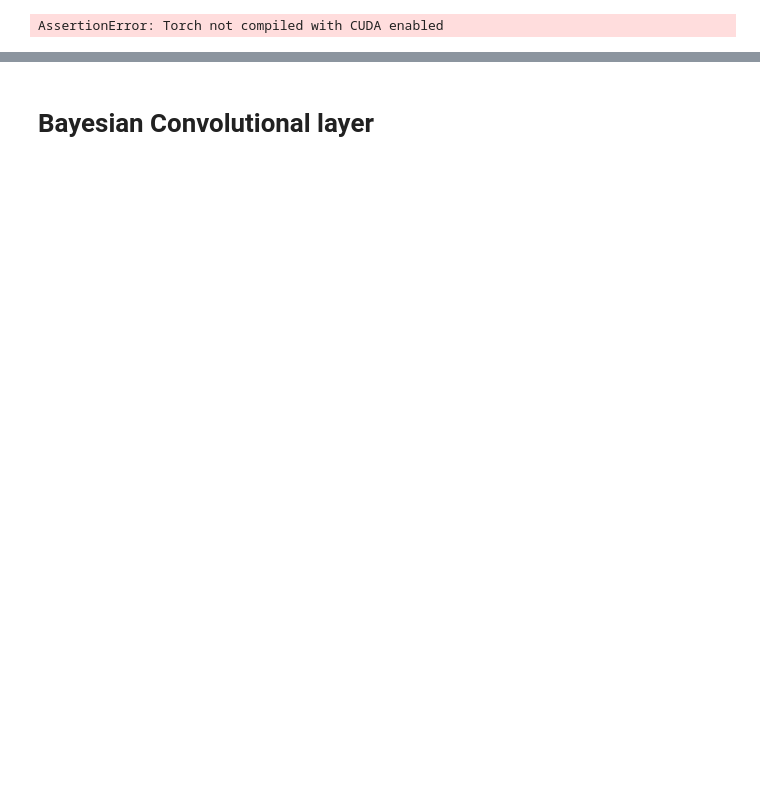
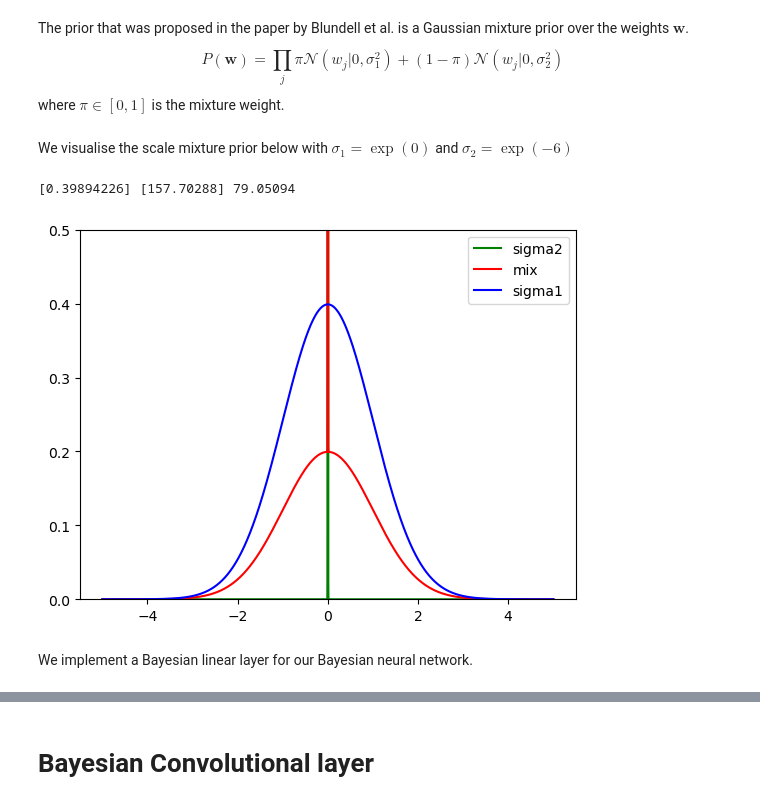
Before and after one commit to Malthe57/MastersThesis, a Jupyter notebook: notebooks/BNN_banana.ipynb, the cells around one changed output, grey strips where cells are left out. Drawn from its saved outputs; the diff is of its cells as text; code cells hidden in the pictures; blank space fills up the shorter version.

```diff
--- a/notebooks/BNN_banana.ipynb
+++ b/notebooks/BNN_banana.ipynb
@@ -74,3 +121,9 @@ NUM_BATCHES = len(trainloader)
+# %% [markdown]
+The prior that was proposed in the paper by Blundell et al. is a Gaussian mixture prior over the weights $\mathbf{w}$.
+$$
+P(\mathbf{w}) = \prod_j \pi \mathcal{N}(w_j|0, \sigma_1^2) + (1-\pi) \mathcal{N}(w_j| 0, \sigma_2^2)
+$$
+where $\pi \in [0,1]$ is the mixture weight.
 # %%
 class ScaleMixturePrior():
     def __init__(self, pi=0.5, sigma1=torch.exp(torch.tensor(0)), sigma2=torch.exp(torch.tensor(-6)), device='cpu'):
@@ -110,41 +145,34 @@ class Gaussian():
-# %%
-prior = ScaleMixturePrior(pi=0.5, sigma1=torch.exp(torch.tensor(0)), sigma2=torch.tensor(0.3))
-posterior = Gaussian(mu=torch.tensor(3), rho=torch.tensor(0.253))
-
-# posterior
-print(posterior.log_prob(torch.tensor([1,2,3]).to('cuda')))
-print(posterior.rsample())
-print(posterior.sigma)
-
-# prior
-print(prior.log_prob(torch.tensor([1,2,3]).to('cuda')))
-print(prior.prob(torch.tensor([1,2,3]).to('cuda'), torch.tensor(0.3).to('cuda')))
-# %% [output]
-AssertionError: Torch not compiled with CUDA enabled
+# %% [markdown]
+We visualise the scale mixture prior below with $\sigma_1 = \exp(0)$ and $\sigma_2 = \exp(-6)$
 # %%
-# PI = 0.5
-# SIGMA_1 = torch.cuda.FloatTensor([math.exp(-0)])
-# SIGMA_2 = torch.cuda.FloatTensor([math.exp(-6)])
+PI = 0.5
+SIGMA_1 = torch.cuda.FloatTensor([math.exp(-0)])
+SIGMA_2 = torch.cuda.FloatTensor([math.exp(-6)])
 
-# def visualize_scale_mixture_components():
-#     def show_lines():
-#         pass
-#     mix = ScaleMixturePrior(PI, SIGMA_1, SIGMA_2)
-#     normal_1 = torch.distributions.Normal(0, SIGMA_1)
-#     normal_2 = torch.distributions.Normal(0, SIGMA_2)
-#     x_points = np.linspace(-5,5,10000)
-#     d1 = np.array([torch.exp(normal_1.log_prob(torch.tensor(float(c)))).detach().cpu() for c in x_points])
-#     d2 = np.array([torch.exp(normal_2.log_prob(torch.tensor(float(c)))).detach().cpu() for c in x_points])
-#     d3 = np.array([torch.exp(mix.log_prob(torch.tensor(float(c)))).detach().cpu() for c in x_points])
-#     print(max(d1), max(d2), max(d3))
-#     plt.plot(x_points,d2,color="g")
-#     plt.plot(x_points,d3,color="r")
-#     plt.plot(x_points,d1,color="b")
-#     plt.legend(["sigma2", "mix", "sigma1"])
-#     plt.ylim(0,0.5)
+def visualize_scale_mixture_components():
+    def show_lines():
+        pass
+    mix = ScaleMixturePrior(PI, SIGMA_1, SIGMA_2)
+    normal_1 = torch.distributions.Normal(0, SIGMA_1)
+    normal_2 = torch.distributions.Normal(0, SIGMA_2)
+    x_points = np.linspace(-5,5,10000)
+    d1 = np.array([torch.exp(normal_1.log_prob(torch.tensor(float(c)))).detach().cpu() for c in x_points])
+    d2 = np.array([torch.exp(normal_2.log_prob(torch.tensor(float(c)))).detach().cpu() for c in x_points])
+    d3 = np.array([torch.exp(mix.log_prob(torch.tensor(float(c)))).detach().cpu() for c in x_points])
+    print(max(d1), max(d2), max(d3))
+    plt.plot(x_points,d2,color="g")
+    plt.plot(x_points,d3,color="r")
+    plt.plot(x_points,d1,color="b")
+    plt.legend(["sigma2", "mix", "sigma1"])
+    plt.ylim(0,0.5)
 
 
-# visualize_scale_mixture_components()
+visualize_scale_mixture_components()
+# %% [output]
+[0.39894226] [157.70288] 79.05094
+[figure, added]
+# %% [markdown]
+We implement a Bayesian linear layer for our Bayesian neural network.
 # %%
 class BayesianLinearLayer(nn.Module):
     def __init__(self, input_dim, output_dim, pi=0.5, sigma1=torch.exp(torch.tensor(0)), sigma2=torch.tensor(0.3), device='cpu'):
```
Also changed, not shown: parts of 25 cells of this notebook, 17 other files.
